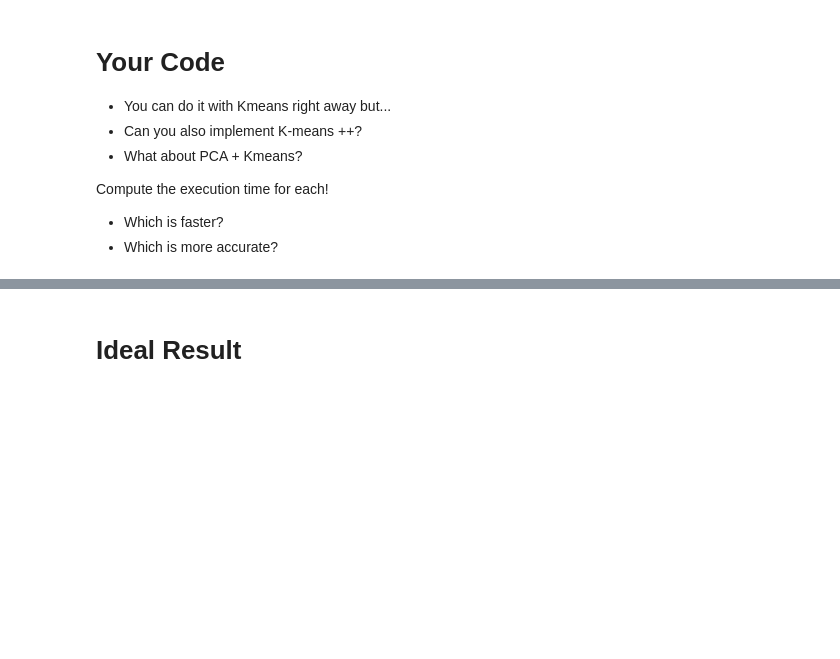
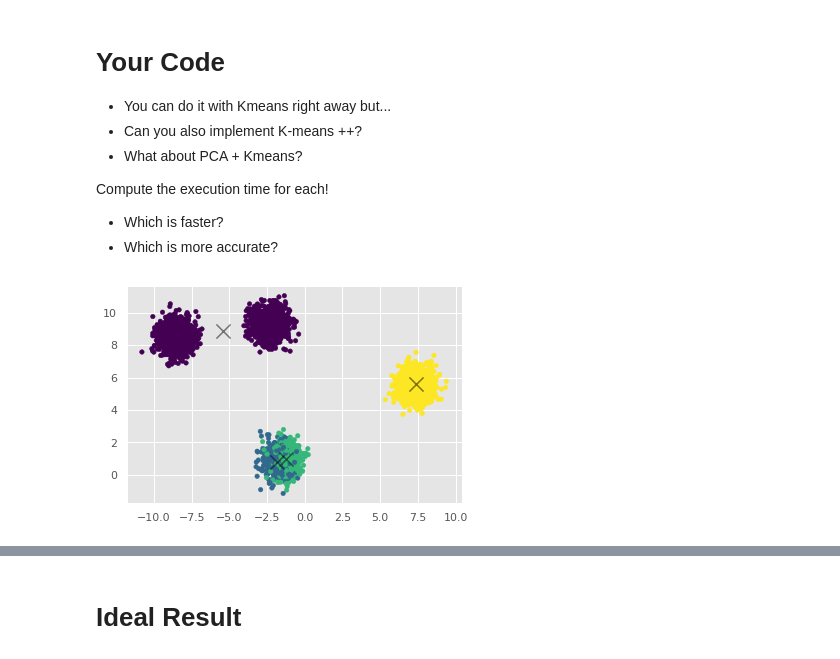
Before and after one commit to jobyid/StriveSchool, a Jupyter notebook: Machine Learning/d5_KMeans/00_KMeans_From_Scratch.ipynb, the cells around one changed output, grey strips where cells are left out. Cells and saved outputs as stored; diff of their text form; code cells hidden in the pictures; blank space fills up the shorter version.

```diff
--- a/Machine Learning/d5_KMeans/00_KMeans_From_Scratch.ipynb
+++ b/Machine Learning/d5_KMeans/00_KMeans_From_Scratch.ipynb
@@ -242 +288,10 @@ Compute the execution time for each!
+# %%
+
+plt.scatter(X[:, 0], X[:, 1], c=pr, s=20, cmap='viridis')
+
+for centroid in scr2.centroids:
+	plt.scatter(scr2.centroids[centroid][0], scr2.centroids[centroid][1],  marker = "x", c='black', s=200, alpha=0.5)
+plt.show()
+# %% [output]
+[figure, added]
 # %%
```
Also changed, not shown: parts of 13 cells of this notebook.
